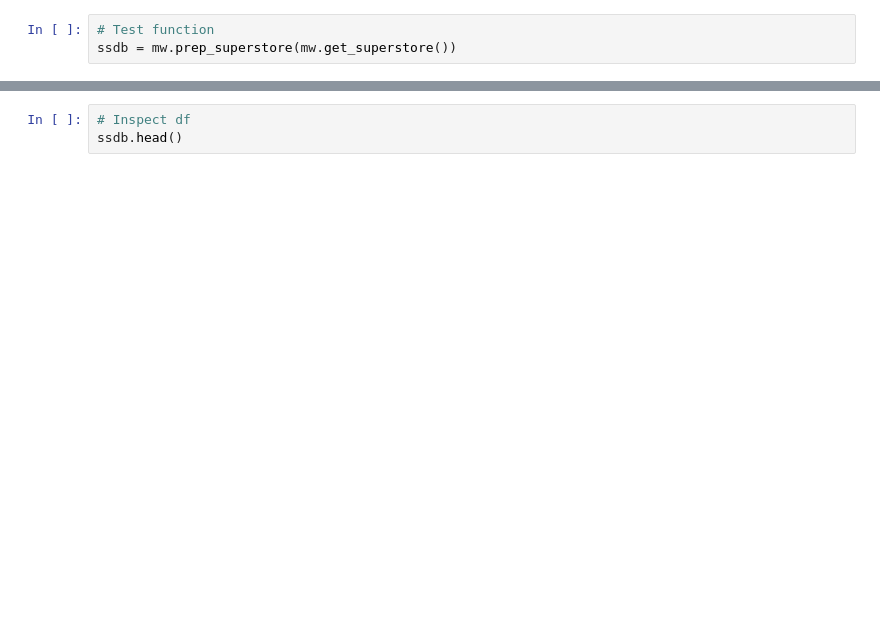
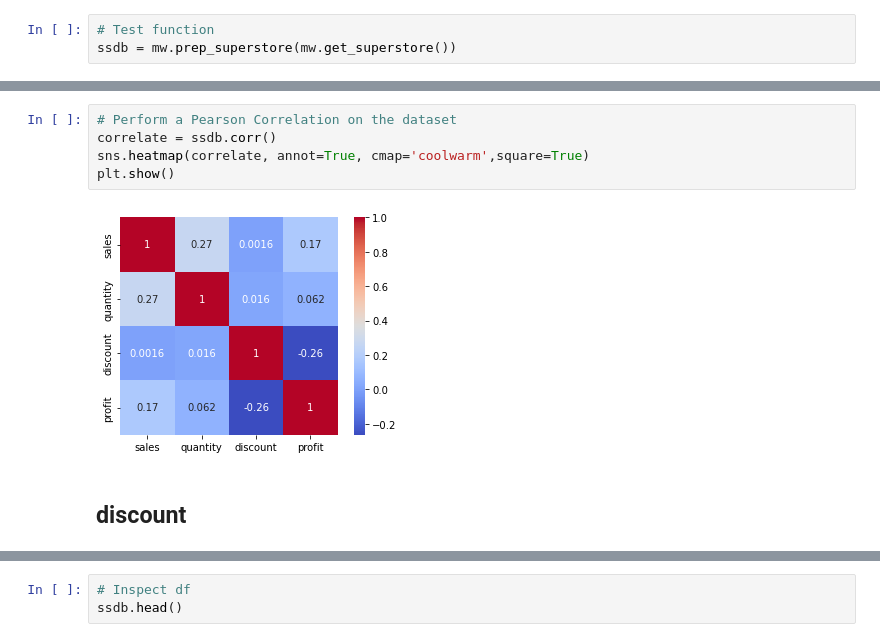
Before and after one commit to long-name-gang/time_series-project, a Jupyter notebook: mathias_work.ipynb, the cells around one changed output, grey strips where cells are left out. Saved outputs shown, nothing was run; the diff lists cells and outputs as text; blank space fills up the shorter version.

```diff
--- a/mathias_work.ipynb
+++ b/mathias_work.ipynb
@@ -139,0 +238,9 @@ ssdb = mw.prep_superstore(mw.get_superstore())
+# %%
+# Perform a Pearson Correlation on the dataset
+correlate = ssdb.corr()
+sns.heatmap(correlate, annot=True, cmap='coolwarm',square=True)
+plt.show()
+# %% [output]
+[figure, added]
+# %% [markdown]
+## discount
```
Also changed, not shown: parts of 44 cells of this notebook, 1 other file.
